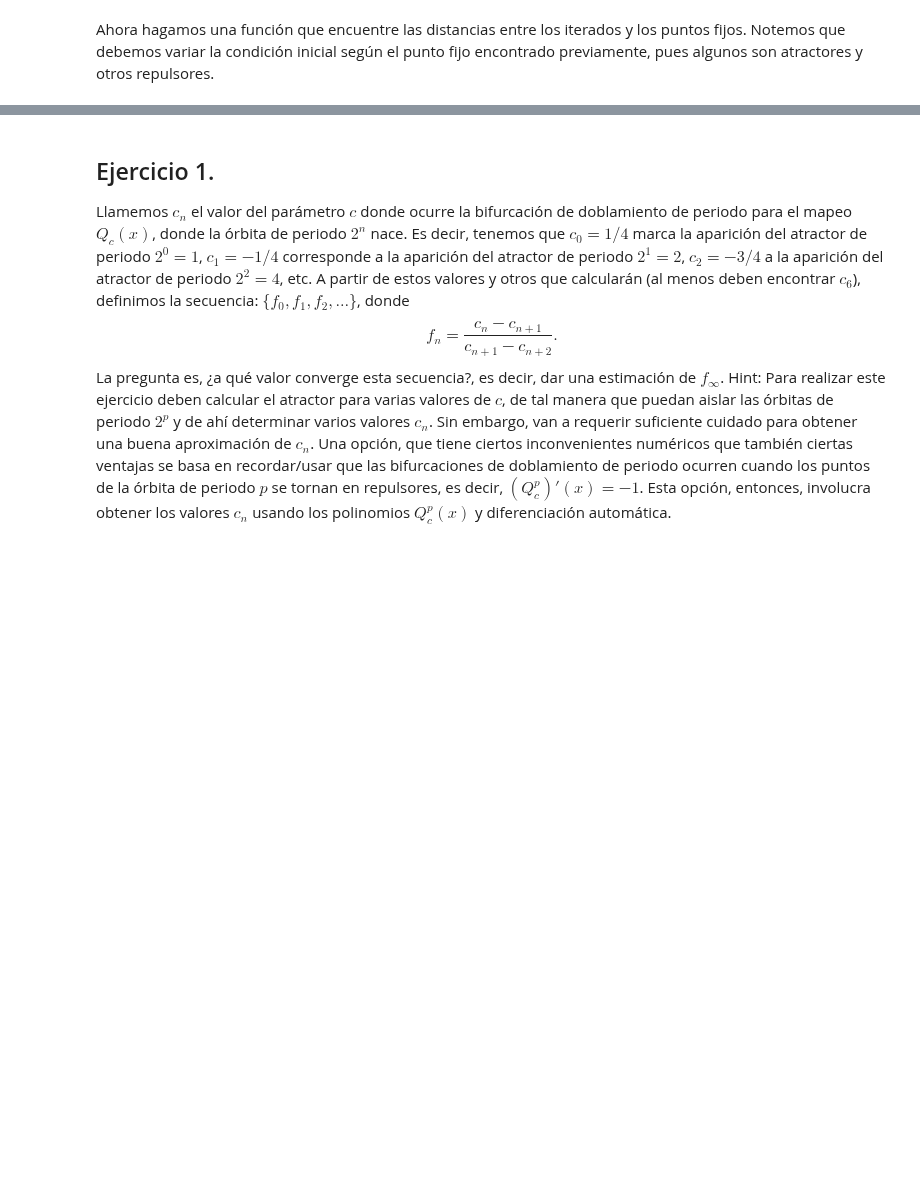
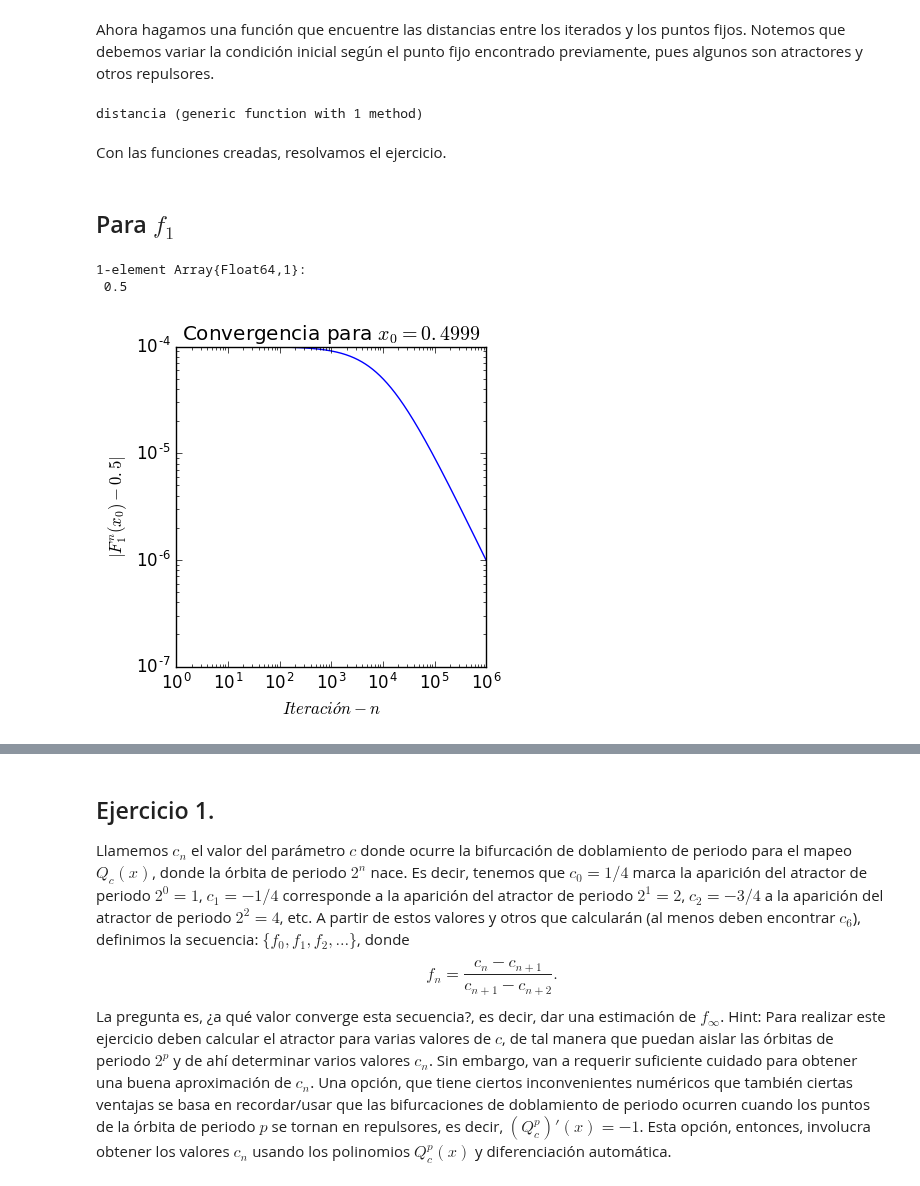
Before and after one commit to lbenet/2017-1_TSFisComp, a Jupyter notebook: tareas/pabloresendiz/Tarea4/tarea4.ipynb, the cells around one changed output, grey strips where cells are left out. Cells and saved outputs as stored; diff of their text form; code cells hidden in the pictures; blank space fills up the shorter version.

Commit message:
Ejercicio 0 finalizado

```diff
--- a/tareas/pabloresendiz/Tarea4/tarea4.ipynb
+++ b/tareas/pabloresendiz/Tarea4/tarea4.ipynb
@@ -110,17 +102,38 @@ quadratic(1.0,-1.0,0.25)
 Ahora hagamos una función que encuentre las distancias entre los iterados y los puntos fijos. Notemos que debemos variar
 la condición inicial según el punto fijo encontrado previamente, pues algunos son atractores y otros repulsores.
 # %%
-function distancias{T<:Real, S<:Real}(F::Function, x0::T, pfijos::Array{S,1}, n = 1000)
-    ℓ = length(pfijos)
-    distancia = zeros(Float64, n, ℓ)
-    for j in 1:ℓ
+function distancia{r<:Real, rs<:Real}(F::Function, x0::r, pfijos::Array{rs,1}, n)
+    long = length(pfijos)
+    dist= zeros(Float64, n, long)
+    for j in 1:long
         pf = pfijos[j]
         it = copy(x0)
         for i in 1:n
             it = F(it)
-            #@show it
-            distancia[i, j] = abs(it - pf)
+           dist[i, j] = abs(it - pf)
         end
     end
-    return distancia
+    return dist
 end
+# %% [output]
+distancia (generic function with 1 method)
+# %% [markdown]
+Con las funciones creadas, resolvamos el ejercicio.
+# %% [markdown]
+## Para $f_1$
+# %%
+pf1= quadratic(1.0,-1.0,0.25)
+# %% [output]
+1-element Array{Float64,1}:
+ 0.5
+# %%
+figure(figsize = (4, 4))
+gpf1 = distancia(f1, 0.4999, pf1, 1000000);
+d1 = reshape(gpf1, 1000000)
+loglog(d1)
+title(L"Convergencia para $x_0 = 0.4999$")
+xlabel(L"Iteración-n")
+ylabel(L"|F_1^n(x_0) - 0.5|")
+show()
+# %% [output]
+[figure, added]
```
Also changed, not shown: parts of 75 cells of this notebook.
